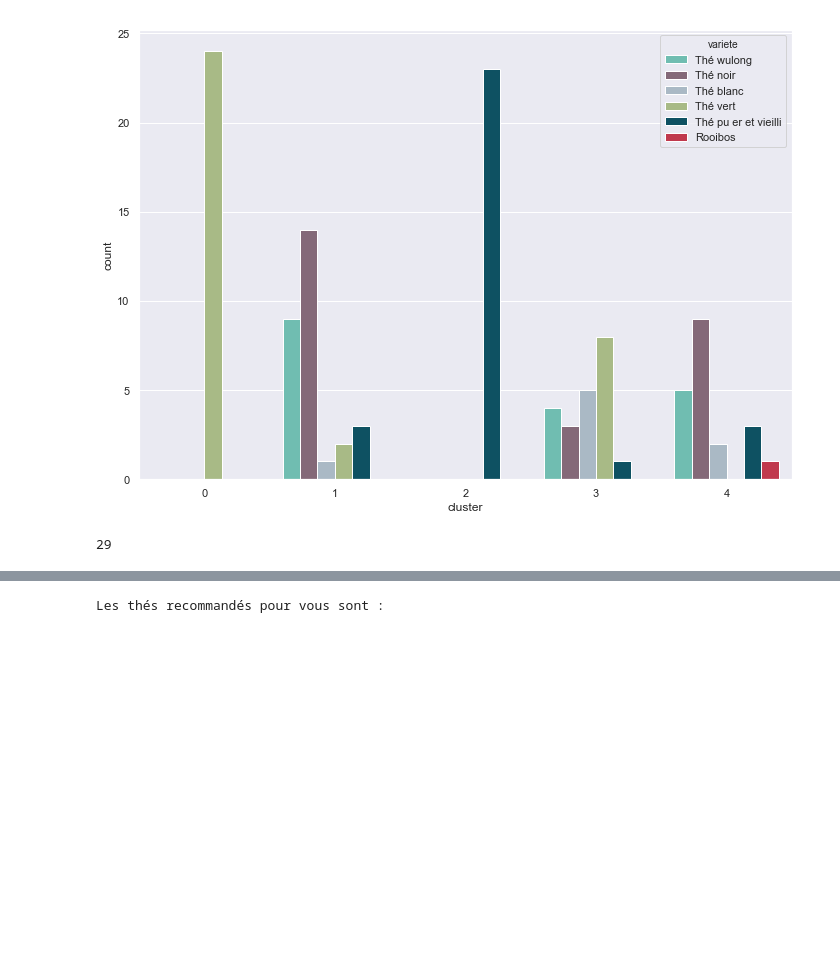
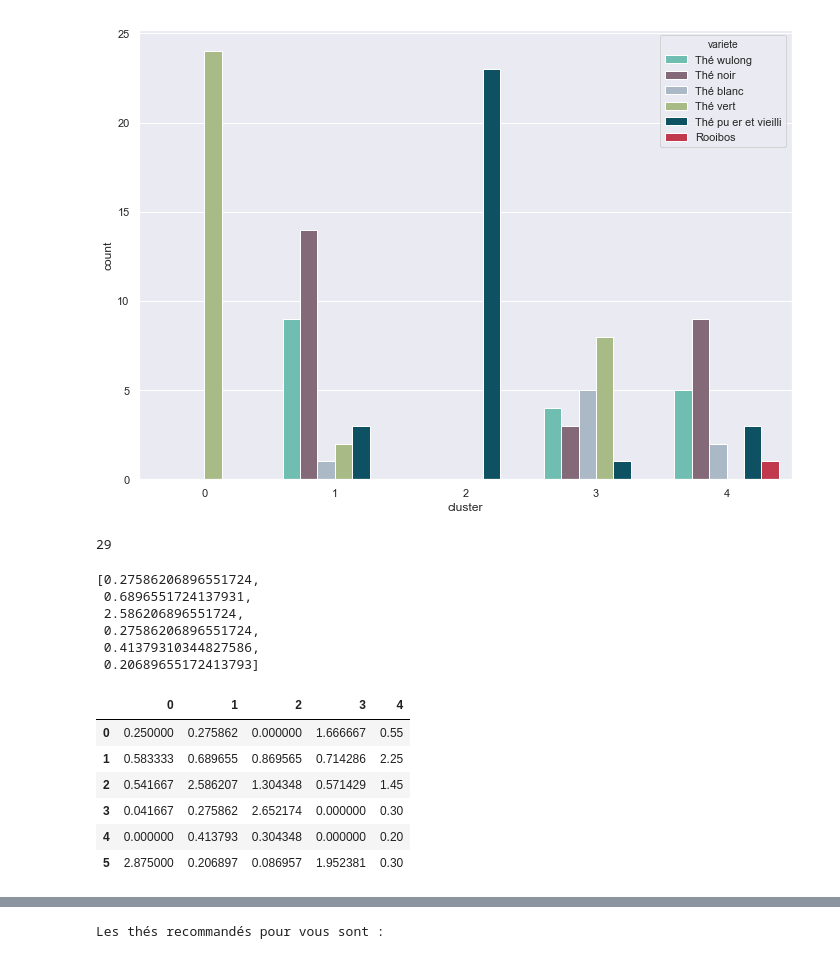
Before and after one commit to CarlCharpin/Tea-cluster-recommender, a Jupyter notebook: Data scraper + recommender.ipynb, the cells around one changed output, grey strips where cells are left out. Cells and saved outputs as stored; diff of their text form; code cells hidden in the pictures; blank space fills up the shorter version.

```diff
--- a/Data scraper + recommender.ipynb
+++ b/Data scraper + recommender.ipynb
@@ -521,5 +521,29 @@ dicts = {}
 keys = range(5)
 for i in keys:
     dicts[i] = arom_cluster[i]
+# %%
+profil0 = aromas[0].tolist()
+profil0
+
+profil1 = aromas[1].tolist()
+profil1
+# %% [output]
+[0.27586206896551724,
+ 0.6896551724137931,
+ 2.586206896551724,
+ 0.27586206896551724,
+ 0.41379310344827586,
+ 0.20689655172413793]
 # %%
 aromas = pd.DataFrame(dicts)
+aromas
+
+#ax3 = sns.catplot(kind='bar')
+# %% [output]
+|  | 0 | 1 | 2 | 3 | 4 |
+| 0 | 0.250000 | 0.275862 | 0.000000 | 1.666667 | 0.55 |
+| 1 | 0.583333 | 0.689655 | 0.869565 | 0.714286 | 2.25 |
+| 2 | 0.541667 | 2.586207 | 1.304348 | 0.571429 | 1.45 |
+| 3 | 0.041667 | 0.275862 | 2.652174 | 0.000000 | 0.30 |
+| 4 | 0.000000 | 0.413793 | 0.304348 | 0.000000 | 0.20 |
+| 5 | 2.875000 | 0.206897 | 0.086957 | 1.952381 | 0.30 |
```
Also changed, not shown: parts of 12 cells of this notebook, 5 other files.
